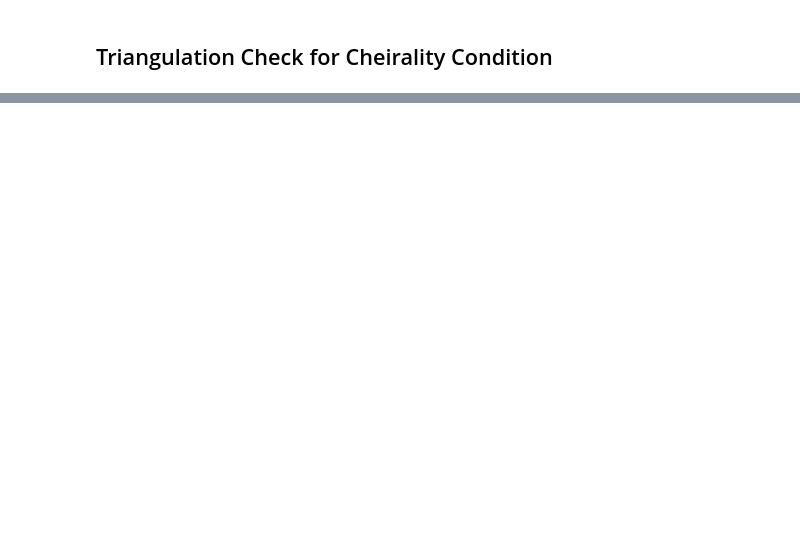
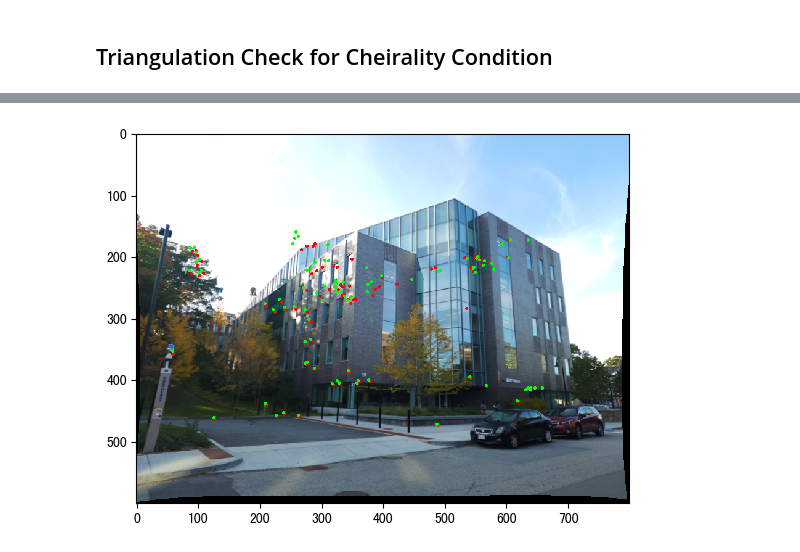
Before and after one commit to sixer51/SfM-NeRF, a Jupyter notebook: Phase1/main.ipynb, the cells around one changed output, grey strips where cells are left out. Cells and saved outputs as stored; diff of their text form; code cells hidden in the pictures; blank space fills up the shorter version.

```diff
--- a/Phase1/main.ipynb
+++ b/Phase1/main.ipynb
@@ -100,0 +112,10 @@ drawWorldPoints([Xest])
+# %%
+newImage2 = drawPoints(images[1], x2s, [255, 0, 0])
+
+reprojPoints2 = reprojection(K, Rest, Test, Xest)
+newImage2 = drawPoints(newImage2, reprojPoints2, [0, 255, 0])
+
+plt.imshow(newImage2)
+plt.show()
+# %% [output]
+[figure, added]
```
Also changed, not shown: parts of 8 cells of this notebook, 2 other files.
